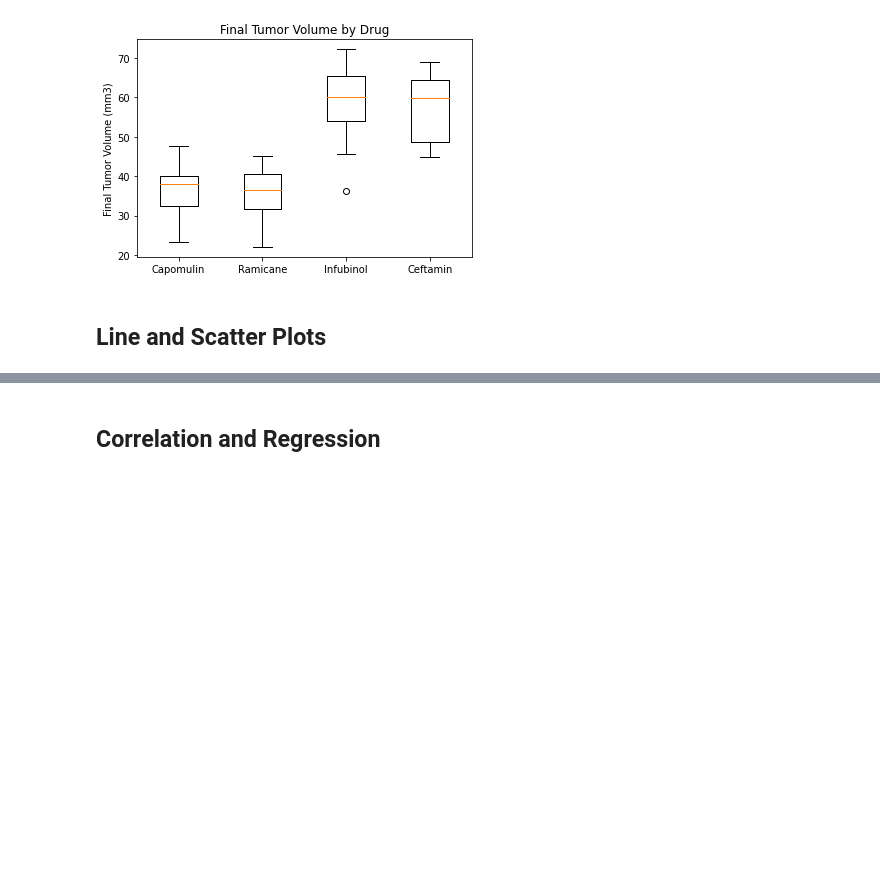
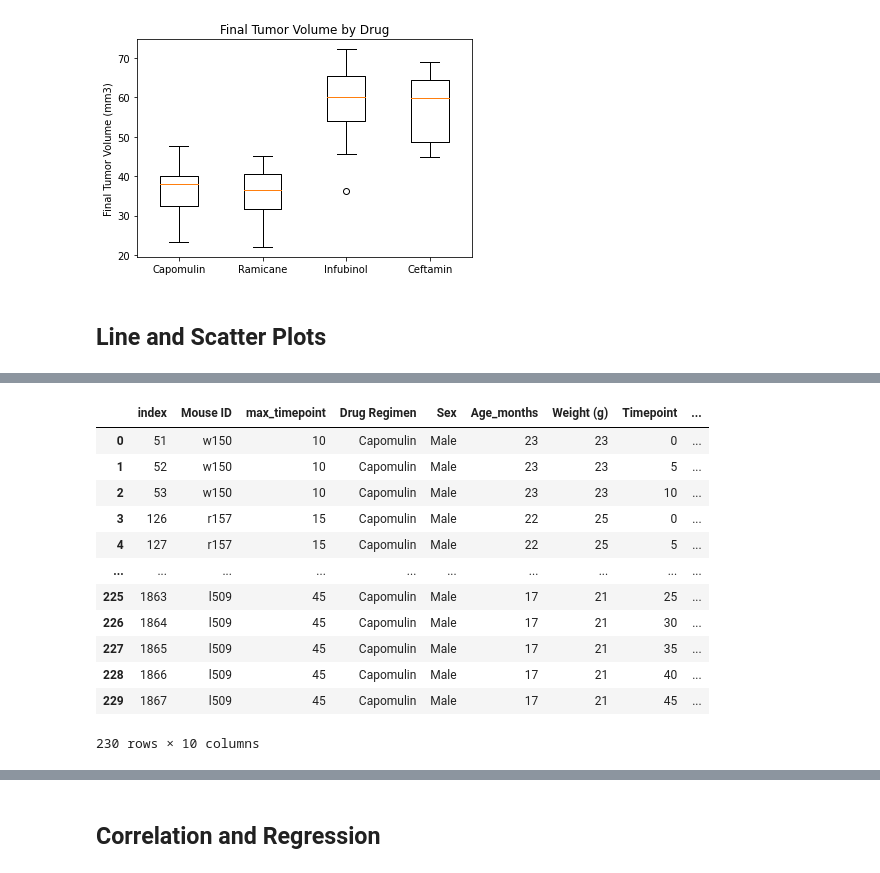
Before and after one commit to TBG1006/Pymaceuticals, a Jupyter notebook: Pymaceuticals.ipynb, the cells around one changed output, grey strips where cells are left out. Cells and saved outputs as stored; diff of their text form; code cells hidden in the pictures; blank space fills up the shorter version.

```diff
--- a/Pymaceuticals.ipynb
+++ b/Pymaceuticals.ipynb
@@ -318,0 +336,17 @@ plt.xticks([1, 2, 3, 4], ['Capomulin', 'Ramicane', 'Infubinol', 'Ceftamin'])
+# %%
+#test for chart above
+cap_mouse
+# %% [output]
+|  | index | Mouse ID | max_timepoint | Drug Regimen | Sex | Age_months | Weight (g) | Timepoint | ... |
+| 0 | 51 | w150 | 10 | Capomulin | Male | 23 | 23 | 0 | ... |
+| 1 | 52 | w150 | 10 | Capomulin | Male | 23 | 23 | 5 | ... |
+| 2 | 53 | w150 | 10 | Capomulin | Male | 23 | 23 | 10 | ... |
+| 3 | 126 | r157 | 15 | Capomulin | Male | 22 | 25 | 0 | ... |
+| 4 | 127 | r157 | 15 | Capomulin | Male | 22 | 25 | 5 | ... |
+| ... | ... | ... | ... | ... | ... | ... | ... | ... | ... |
+| 225 | 1863 | l509 | 45 | Capomulin | Male | 17 | 21 | 25 | ... |
+| 226 | 1864 | l509 | 45 | Capomulin | Male | 17 | 21 | 30 | ... |
+| 227 | 1865 | l509 | 45 | Capomulin | Male | 17 | 21 | 35 | ... |
+| 228 | 1866 | l509 | 45 | Capomulin | Male | 17 | 21 | 40 | ... |
+| 229 | 1867 | l509 | 45 | Capomulin | Male | 17 | 21 | 45 | ... |
+230 rows × 10 columns
```
Also changed, not shown: parts of 4 cells of this notebook.
